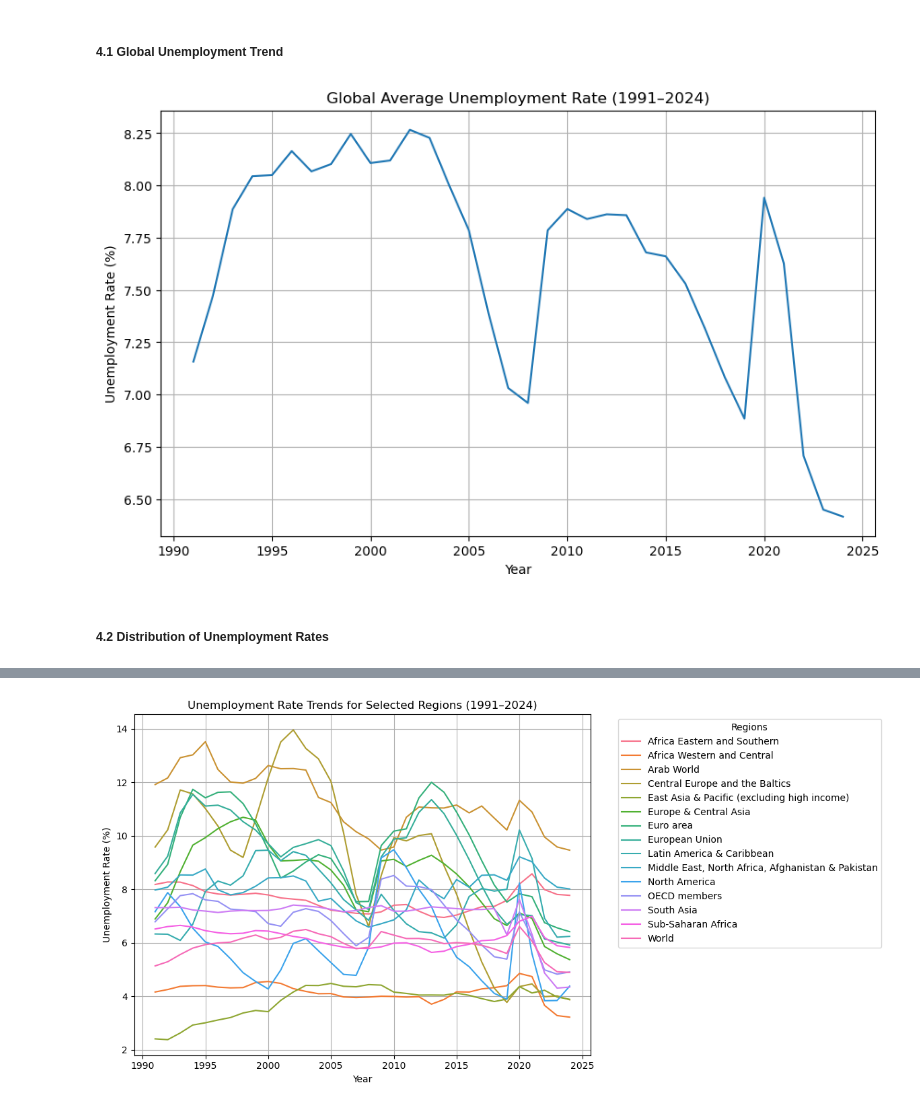
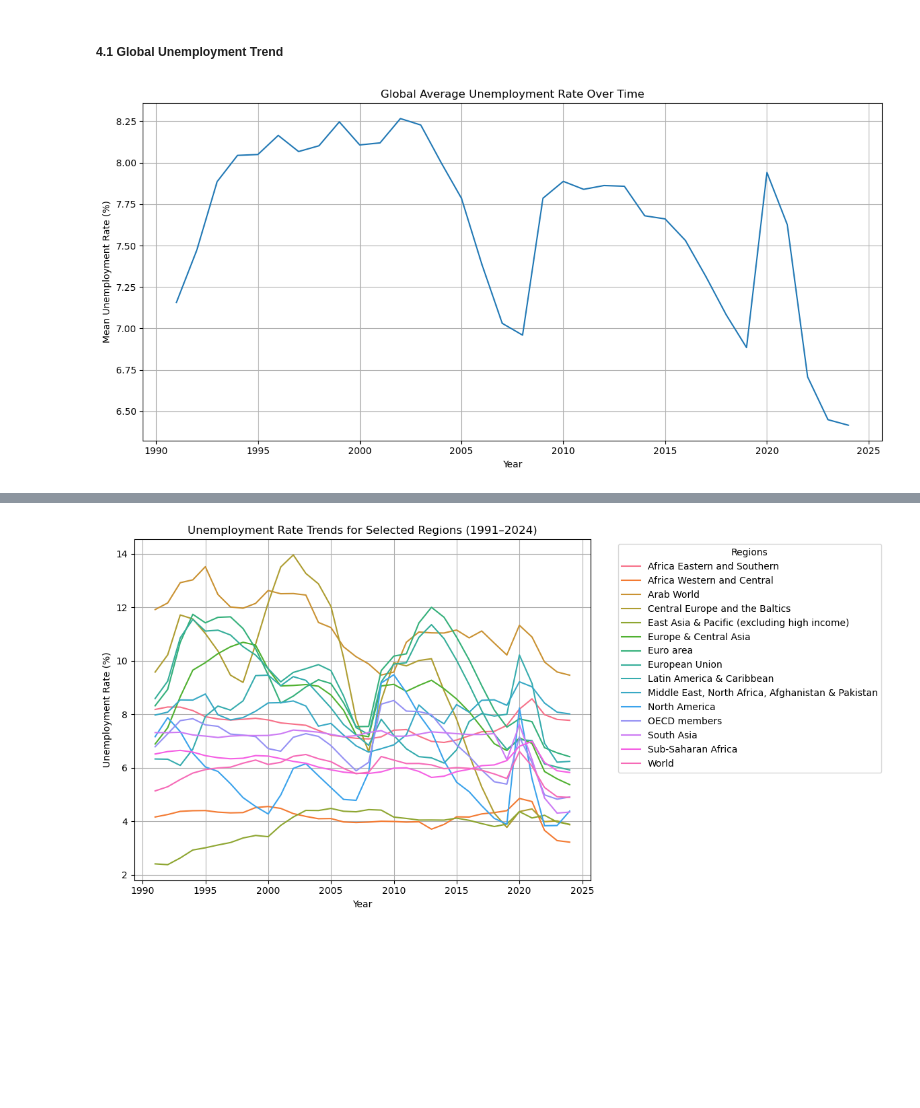
Before and after one commit to Josh-chief/Unemployment_Rate, a Jupyter notebook: Unemployment_Rates.ipynb, the cells around one changed output, grey strips where cells are left out. Cells and saved outputs as stored; diff of their text form; code cells hidden in the pictures; blank space fills up the shorter version.

```diff
--- a/Unemployment_Rates.ipynb
+++ b/Unemployment_Rates.ipynb
@@ -344,23 +415,21 @@ Shape of long dataframe: (7990, 4)
 # %% [markdown]
 ##### 4.1 Global Unemployment Trend
 # %%
-# Calculate mean unemployment rate by year
-global_trend = df_long.groupby('Year')['Unemployment Rate'].mean().reset_index()
+# Global mean unemployment rate by year
+yearly_trend = df_long.groupby('Year')['Unemployment Rate'].mean()
+plt.figure(figsize=(12, 6))
+sns.lineplot(x=yearly_trend.index, y=yearly_trend.values)
+plt.title('Global Average Unemployment Rate Over Time')
+plt.xlabel('Year')
+plt.ylabel('Mean Unemployment Rate (%)')
+plt.grid(True)
+plt.tight_layout()
+plt.show()
 
-# Create a line chart
-plt.figure(figsize=(10, 6))
-sns.lineplot(data=global_trend, x='Year', y='Unemployment Rate')
-plt.title('Global Average Unemployment Rate (1991–2024)')
-plt.xlabel('Year')
-plt.ylabel('Unemployment Rate (%)')
-plt.grid(True)
-plt.show()
 
 
 # This plot shows how the global average unemployment rate changes over time,
 # highlighting key trends such as spikes during major economic crises
 # (e.g., the 2008–2009 financial crisis and the 2020 pandemic).
 # %% [output]
-[figure, old version]
+[figure, new version]
-# %% [markdown]
-##### 4.2 Distribution of Unemployment Rates
```
Also changed, not shown: parts of 31 cells of this notebook, 3 other files.
